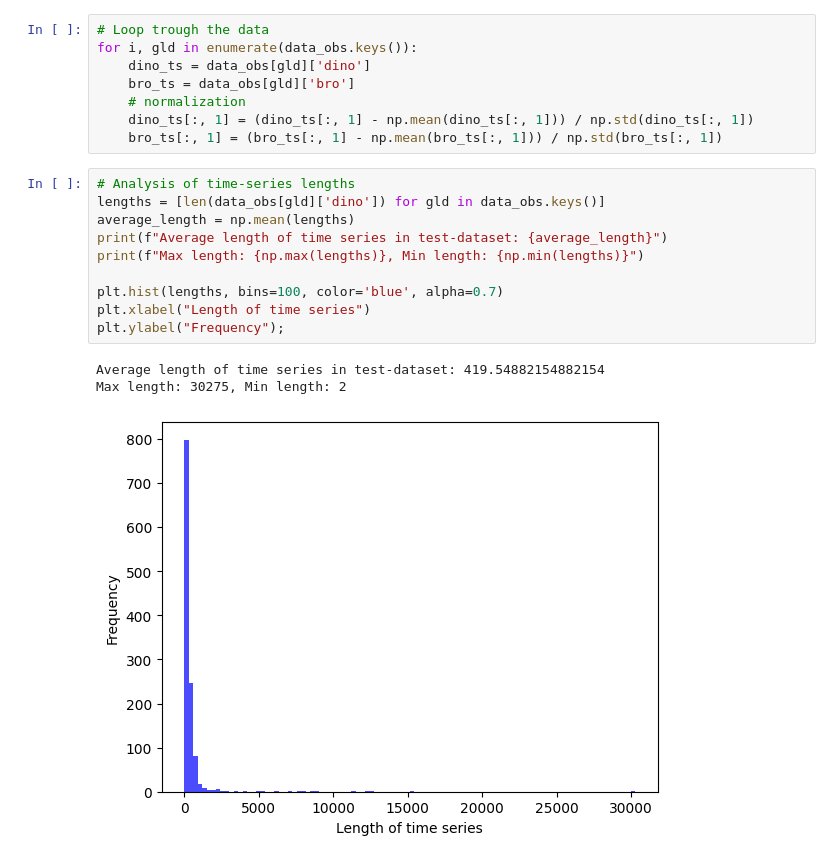
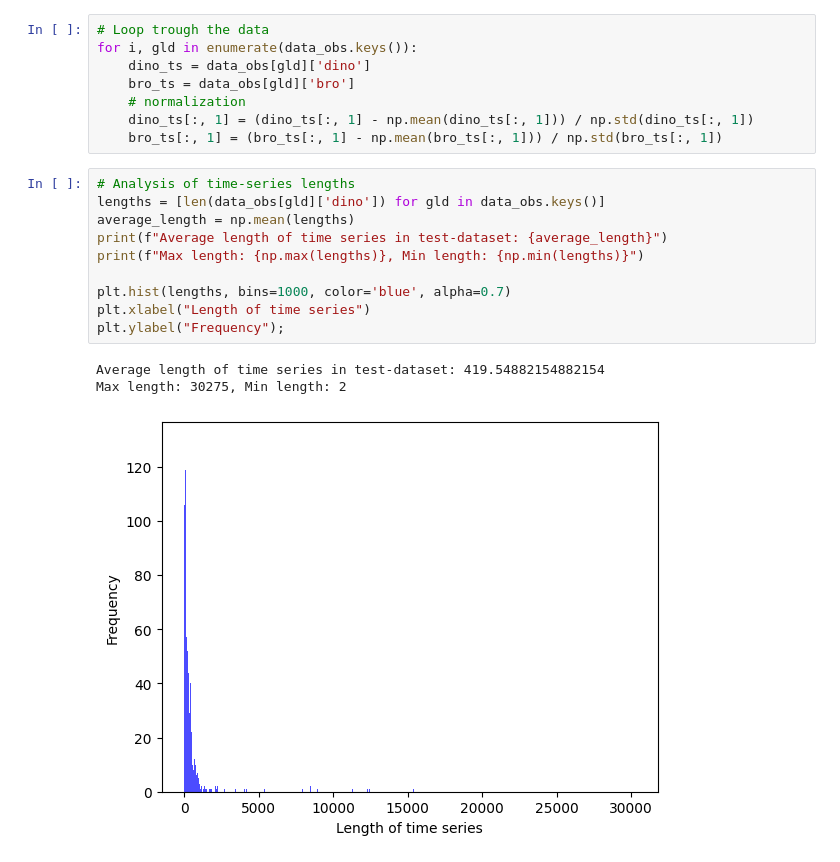
Before and after one commit to luisaforozco/exploration_gw_time_series, a Jupyter notebook: notebooks/data_exploration/data_exploration.ipynb, the cells around one changed output. Saved outputs shown, nothing was run; the diff lists cells and outputs as text.

```diff
--- a/notebooks/data_exploration/data_exploration.ipynb
+++ b/notebooks/data_exploration/data_exploration.ipynb
@@ -149,14 +149,14 @@ for i, gld in enumerate(data_obs.keys()):
 # %%
 # Analysis of time-series lengths
 lengths = [len(data_obs[gld]['dino']) for gld in data_obs.keys()]
 average_length = np.mean(lengths)
 print(f"Average length of time series in test-dataset: {average_length}")
 print(f"Max length: {np.max(lengths)}, Min length: {np.min(lengths)}")
 
-plt.hist(lengths, bins=100, color='blue', alpha=0.7)
+plt.hist(lengths, bins=1000, color='blue', alpha=0.7)
 plt.xlabel("Length of time series")
 plt.ylabel("Frequency");
 # %% [output]
 Average length of time series in test-dataset: 419.54882154882154
 Max length: 30275, Min length: 2
-[figure, old version]
+[figure, new version]
```
Also changed, not shown: 2 other files.
